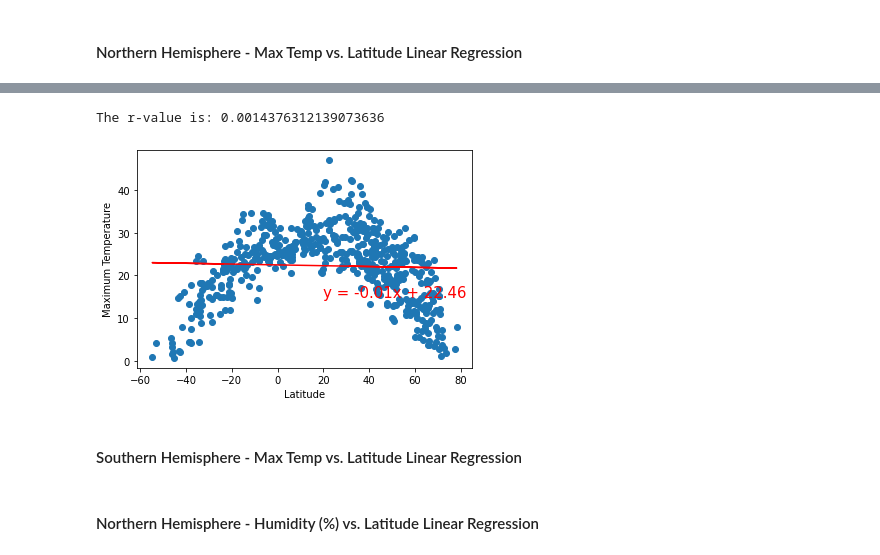
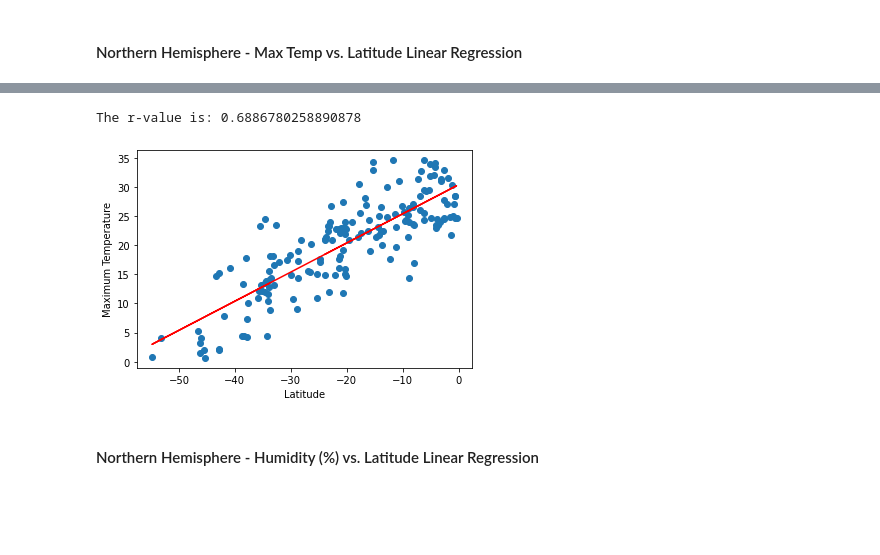
Before and after one commit to Mndblwin/python-api-challenge, a Jupyter notebook: WeatherPy/WeatherPy.ipynb, the cells around one changed output, grey strips where cells are left out. Cells and saved outputs as stored; diff of their text form; code cells hidden in the pictures; blank space fills up the shorter version.

Commit message:
Add files via upload
More Liner Regression

```diff
--- a/WeatherPy/WeatherPy.ipynb
+++ b/WeatherPy/WeatherPy.ipynb
@@ -237,3 +237,9 @@ plt.show()
 ## Linear Regression
 # %% [markdown]
 ####  Northern Hemisphere - Max Temp vs. Latitude Linear Regression
+# %%
+northern = weather_detail.loc[weather_detail["Lat"] >= 0.0]
+northern.reset_index(inplace=True)
+
+southern = weather_detail.loc[weather_detail["Lat"] < 0.0]
+southern.reset_index(inplace=True)
@@ -240,38 +289,42 @@ plt.show()
 # %%
-# Create a Scatter Plot for temperature vs latitude
-x_values = weather_detail['Lat']
-y_values = weather_detail['Max_Temp']
+# Define the plot
+
+#def plotLinearRegression(x_value,y_value,xlab,ylab,labpos):
+    #(slope, intercept, rvalue, pvalue, stderr) = stats.linregress(x_values,y_values)
+    #print(f"The r-value is: {rvalue**2}")
+    #regress_values = x_values * slope + intercept
+    #line_eq = "y = " + str(round(slope,2)) + "x + " + str(round(intercept,2))
+x_values = southern['Lat']
+y_values = southern['Max_Temp']
 #plt.scatter(x_values,y_values)
 #plt.xlabel('Latitude')
 #plt.ylabel('Temperature')
 #plt.show()
 
 # Perform a linear regression on temperature vs. latitude
 (slope, intercept, rvalue, pvalue, stderr) = stats.linregress(x_values,y_values)
 
 #(slope, intercept, rvalue, pvalue, stderr) = linregress(x_values, y_values)
 
 # Create Plot
 regress_values = x_values * slope + intercept
 line_eq = "y = " + str(round(slope,2)) + "x + " + str(round(intercept,2))
 plt.scatter(x_values,y_values)
 plt.plot(x_values,regress_values,"r-")
 plt.annotate(line_eq,(20,15),fontsize=15,color="red")
 
 # Label plot and annotate the line equation
 plt.xlabel('Latitude')
 plt.ylabel('Maximum Temperature')
 
 
 # Print r value
 print(f"The r-value is: {rvalue**2}")
 
 # Show plot
 plt.show()
 # %% [output]
-The r-value is: 0.0014376312139073636
+The r-value is: 0.6886780258890878
-[figure, old version]
+[figure, new version]
-# %% [markdown]
-####  Southern Hemisphere - Max Temp vs. Latitude Linear Regression
 # %% [markdown]
 ####  Northern Hemisphere - Humidity (%) vs. Latitude Linear Regression
```
Also changed, not shown: parts of 3 cells of this notebook.
